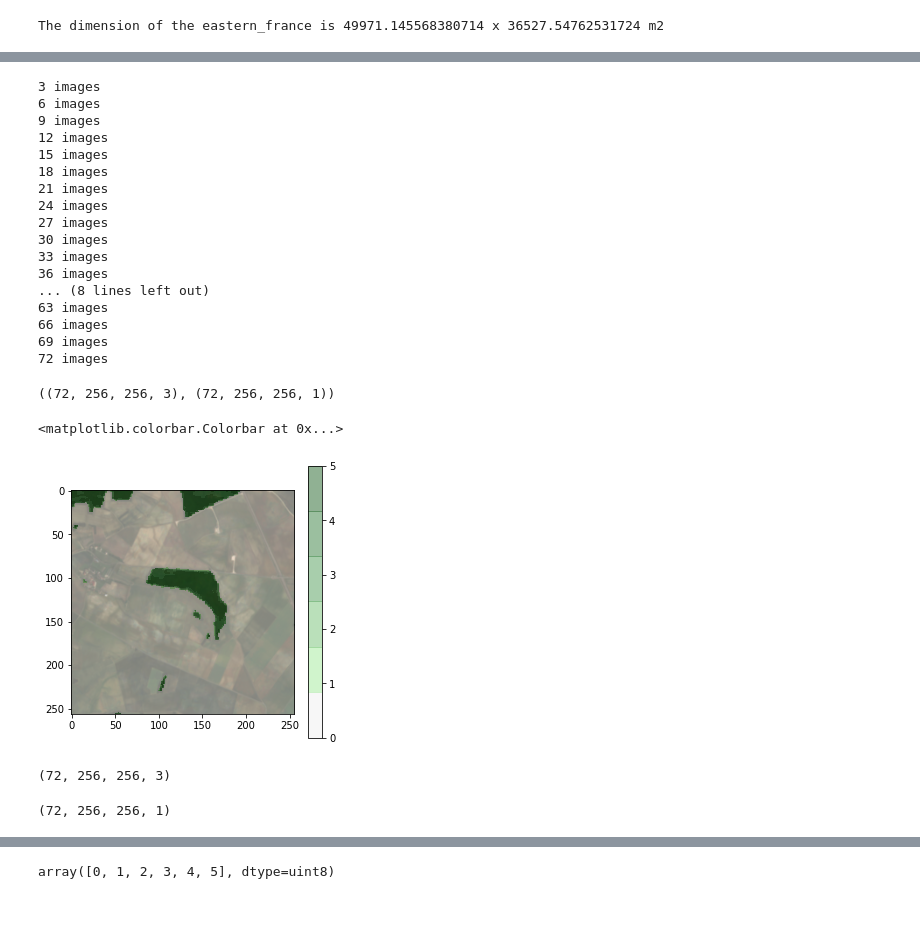
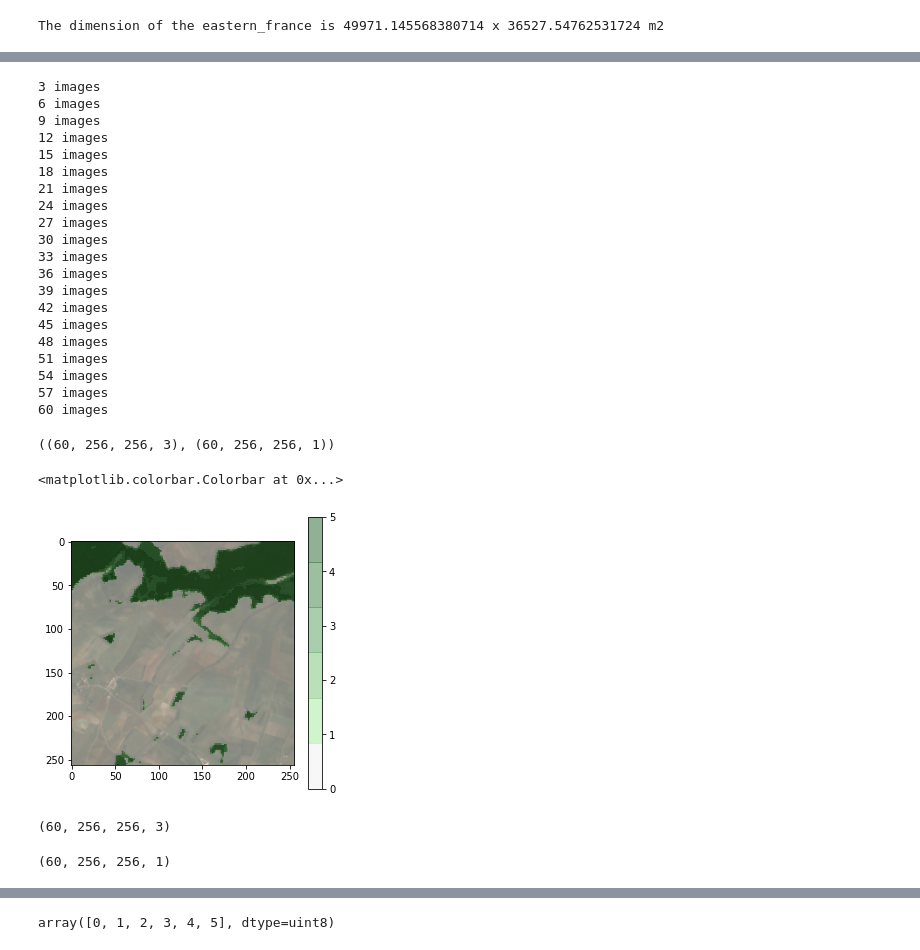
Before and after one commit to EduardoBetancourt/co2go, a Jupyter notebook: notebooks/Eduardo/Data Sourcing.ipynb, the cells around one changed output, grey strips where cells are left out. Saved outputs shown, nothing was run; the diff lists cells and outputs as text; code cells hidden in the pictures; blank space fills up the shorter version.

```diff
--- a/notebooks/Eduardo/Data Sourcing.ipynb
+++ b/notebooks/Eduardo/Data Sourcing.ipynb
@@ -74,8 +74,8 @@ The dimension of the eastern_france is 49971.145568380714 x 36527.54762531724 m2
 
 place = 'eastern_france'
 
-w = 2500
-h = 2500
+w = 500
+h = 500
 
 #
 placesDict[place]['x_boxes'] = round(placesDict[place]['W'] / (w*10))
@@ -262,27 +263,30 @@ x_train_raw.shape, y_train_raw.shape
 30 images
 33 images
 36 images
-... (8 lines left out)
-63 images
-66 images
-69 images
-72 images
+39 images
+42 images
+45 images
+48 images
+51 images
+54 images
+57 images
+60 images
-((72, 256, 256, 3), (72, 256, 256, 1))
+((60, 256, 256, 3), (60, 256, 256, 1))
 # %%
-id = 40
+id = 21
 
 plt.figure(figsize=(5,5))
 plt.imshow(2.5*x_train_raw[id])
 plt.imshow(y_train_raw[id], vmin=0, vmax=5, alpha=.5, cmap=tree_cmap)
 plt.colorbar()
 # %% [output]
 <matplotlib.colorbar.Colorbar at 0x...>
-[figure, old version]
+[figure, new version]
 # %%
 x_train_raw.shape
 # %% [output]
-(72, 256, 256, 3)
+(60, 256, 256, 3)
 # %%
 y_train_raw.shape
 # %% [output]
-(72, 256, 256, 1)
+(60, 256, 256, 1)
```
Also changed, not shown: parts of 4 cells of this notebook.
